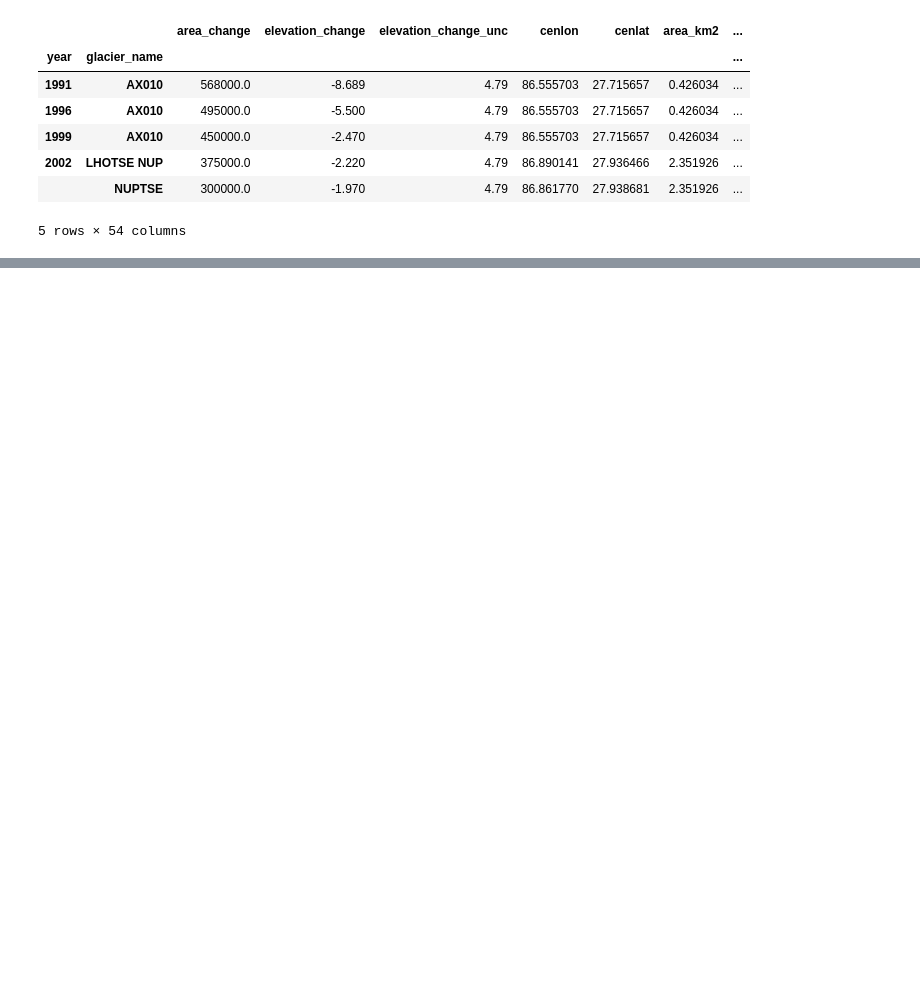
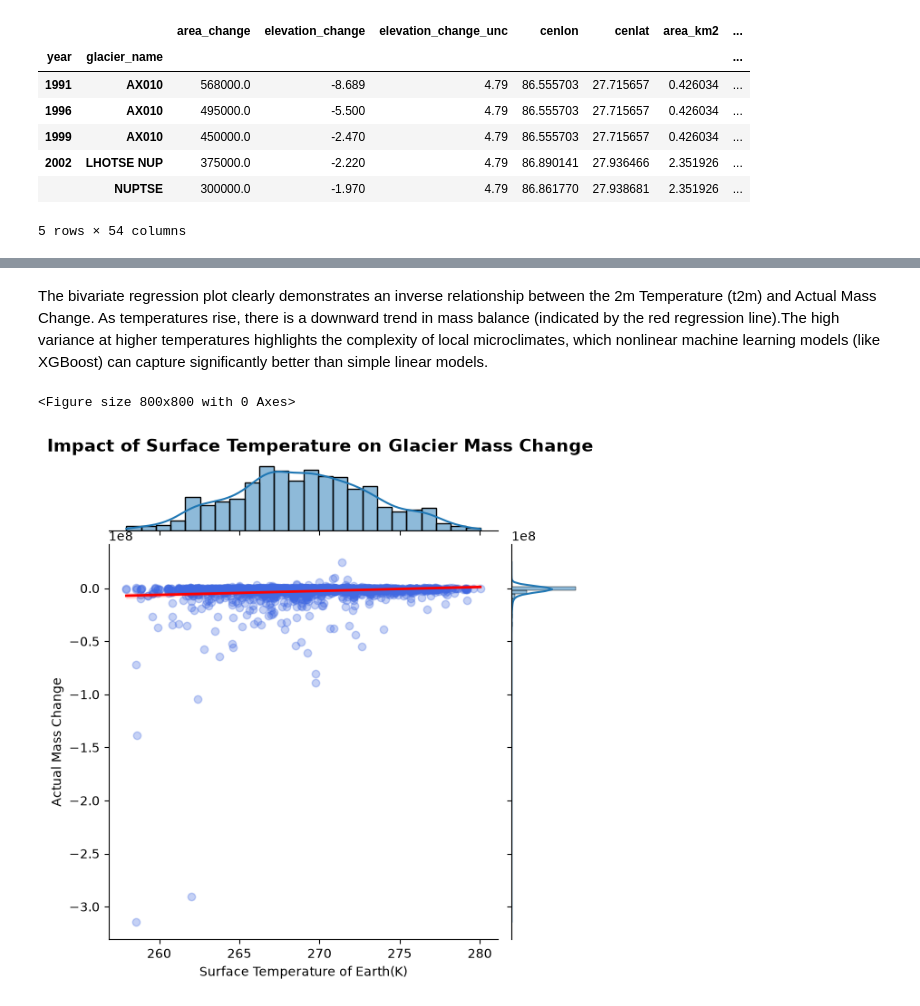
Before and after one commit to sanjiv576/ST7072CEM-Machine-Learning-Assignment, a Jupyter notebook: notebooks/3_eda.ipynb, the cells around one changed output, grey strips where cells are left out. Drawn from its saved outputs; the diff is of its cells as text; code cells hidden in the pictures; blank space fills up the shorter version.

```diff
--- a/notebooks/3_eda.ipynb
+++ b/notebooks/3_eda.ipynb
@@ -143,0 +127,21 @@ fig.show()
+# %% [markdown]
+The bivariate regression plot clearly demonstrates an inverse relationship between the 2m Temperature (t2m) and Actual Mass Change. As temperatures rise, there is a downward trend in mass balance (indicated by the red regression line).The high variance at higher temperatures highlights the complexity of local microclimates, which nonlinear machine learning models (like XGBoost) can capture significantly better than simple linear models.
+# %%
+plt.figure(figsize=(8, 8))
+#
+sns.jointplot(
+    data=df_clean.sample(2000, random_state=42),
+    x='skt',
+    y='actual_mass_change',
+    kind='reg',
+    scatter_kws={'alpha':0.3, 'color':'royalblue'},
+    line_kws={'color':'red', 'linewidth':2}
+)
+plt.suptitle('Impact of Surface Temperature on Glacier Mass Change', y=1.02, fontsize=14, fontweight='bold')
+plt.xlabel('Surface Temperature of Earth(K)')
+plt.ylabel('Actual Mass Change')
+plt.savefig('../plots/eda/surface_temp_vs_mass_change.png', dpi=300, bbox_inches='tight')
+plt.show()
+# %% [output]
+<Figure size 800x800 with 0 Axes>
+[figure, added]
```
Also changed, not shown: parts of 22 cells of this notebook.
